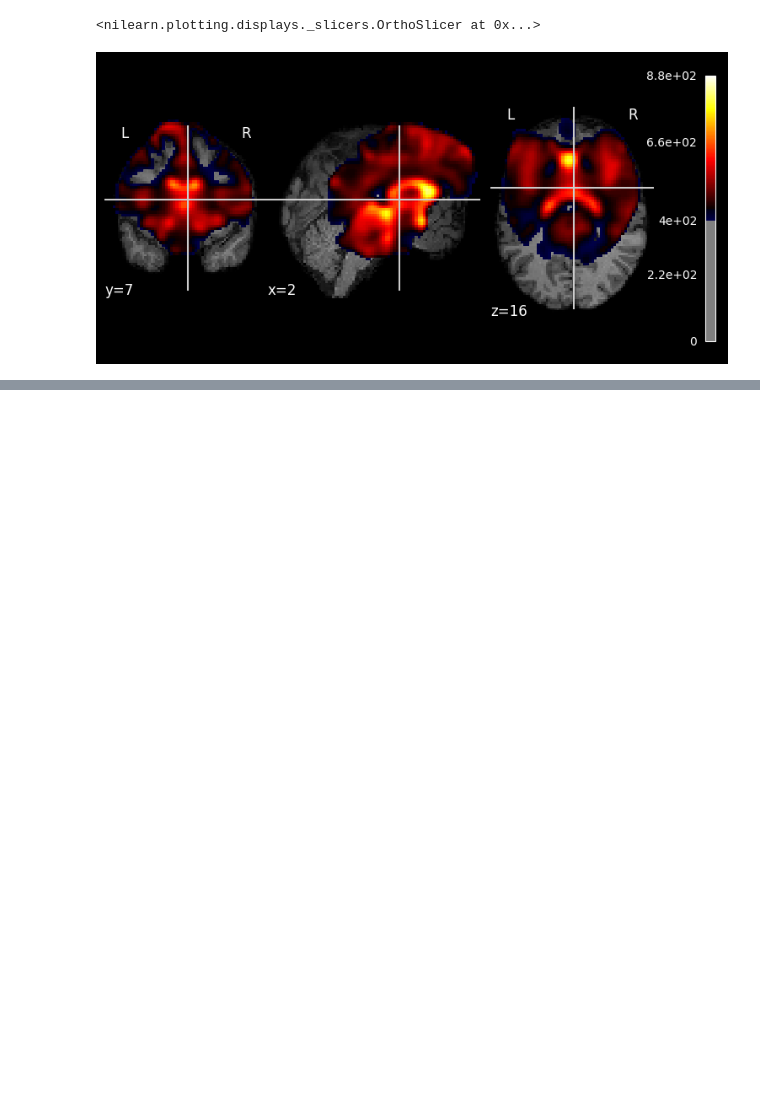
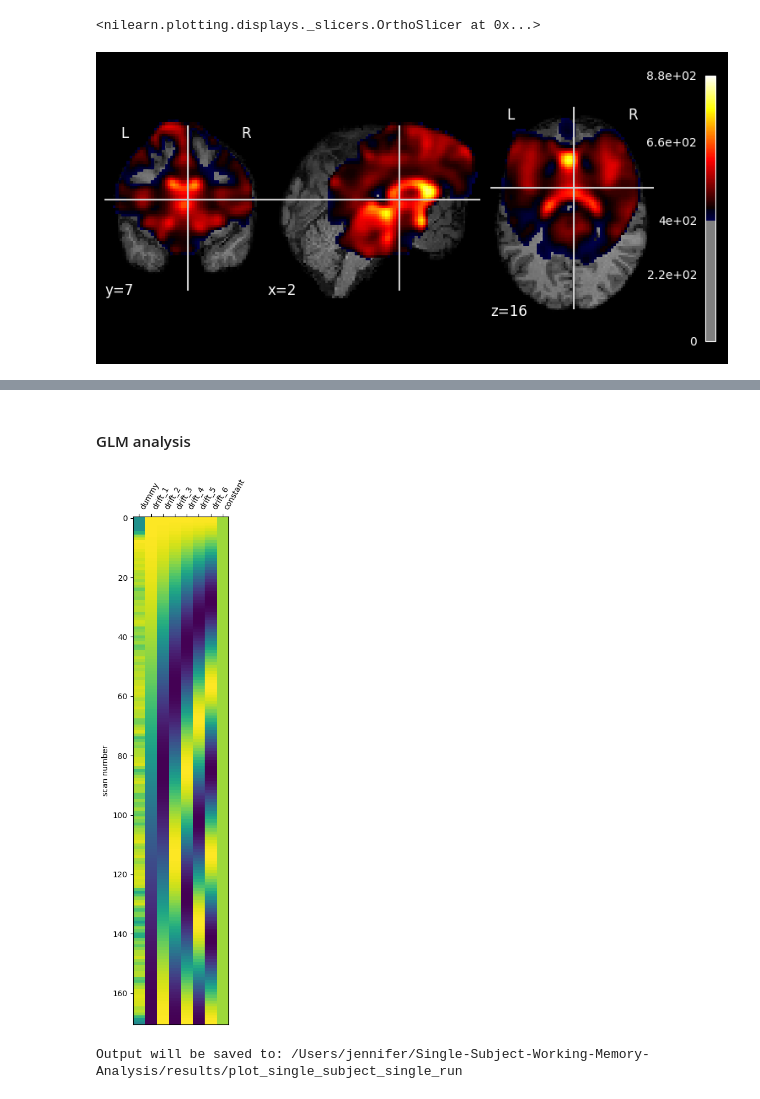
Before and after one commit to jancayan/Single-Subject-Working-Memory-Analysis, a Jupyter notebook: Nov6_notebooks/jennifer_visualization.ipynb, the cells around one changed output, grey strips where cells are left out. Cells and saved outputs as stored; diff of their text form; code cells hidden in the pictures; blank space fills up the shorter version.

Commit message:
Jennifer_GLM

```diff
--- a/Nov6_notebooks/jennifer_visualization.ipynb
+++ b/Nov6_notebooks/jennifer_visualization.ipynb
@@ -144,0 +88,33 @@ contrasts = {
+# %% [markdown]
+#### GLM analysis
+# %%
+from nilearn.glm.first_level import FirstLevelModel
+
+fmri_glm = FirstLevelModel(
+    t_r=2,
+    noise_model="ar1",
+    standardize=False,
+    hrf_model="spm",
+    drift_model="cosine",
+)
+
+fmri_glm = fmri_glm.fit(run01_img, events)
+# %%
+design_matrix = fmri_glm.design_matrices_[0]
+from nilearn.plotting import plot_design_matrix
+
+plot_design_matrix(design_matrix)
+
+show()
+# %% [output]
+[figure, added]
+# %%
+from pathlib import Path
+
+output_dir = Path.cwd() / "results" / "plot_single_subject_single_run"
+output_dir.mkdir(exist_ok=True, parents=True)
+print(f"Output will be saved to: {output_dir}")
+
+plot_design_matrix(design_matrix, output_file=output_dir / "design_matrix.png")
+# %% [output]
+Output will be saved to: /Users/jennifer/Single-Subject-Working-Memory-Analysis/results/plot_single_subject_single_run
```
Also changed, not shown: parts of 36 cells of this notebook, 4 other files.
